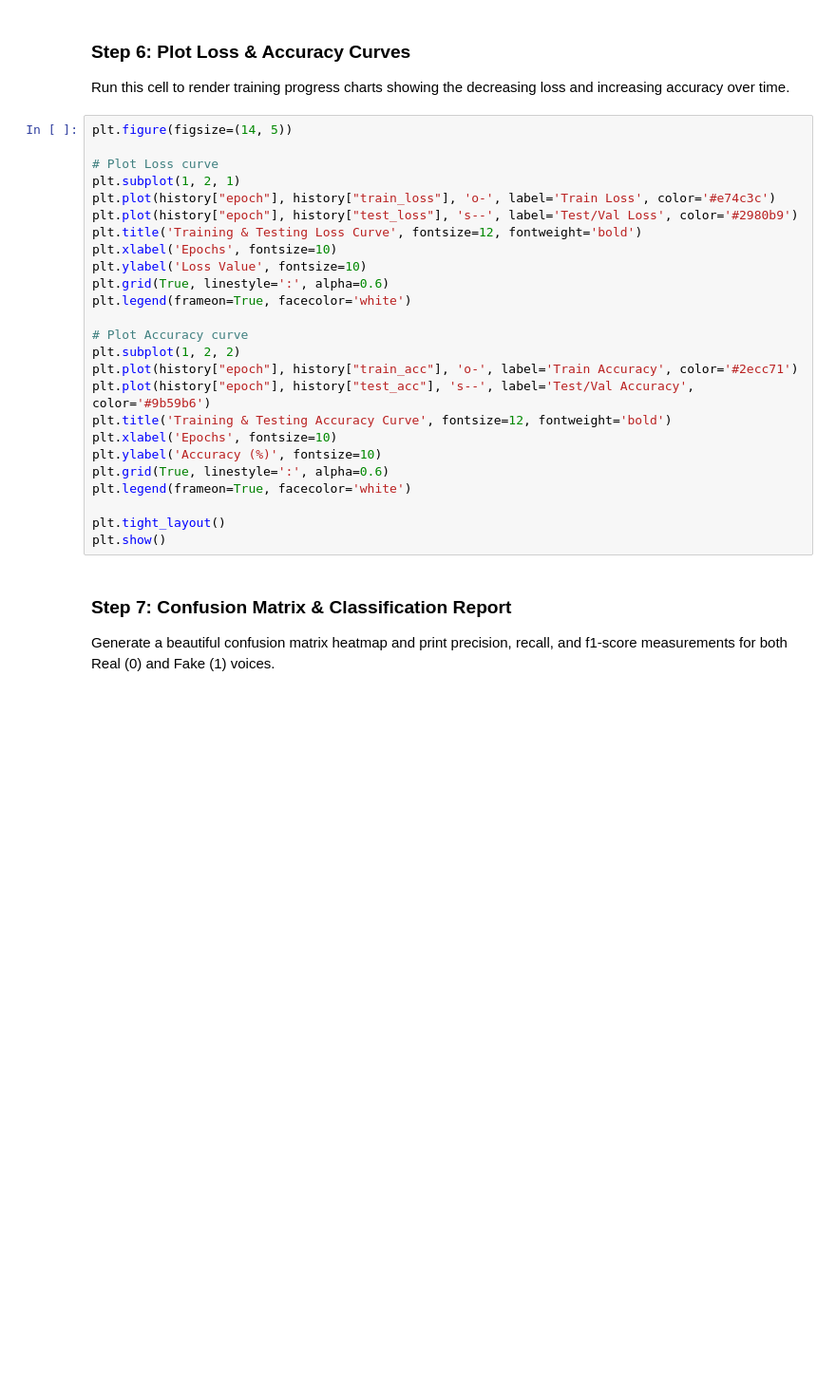
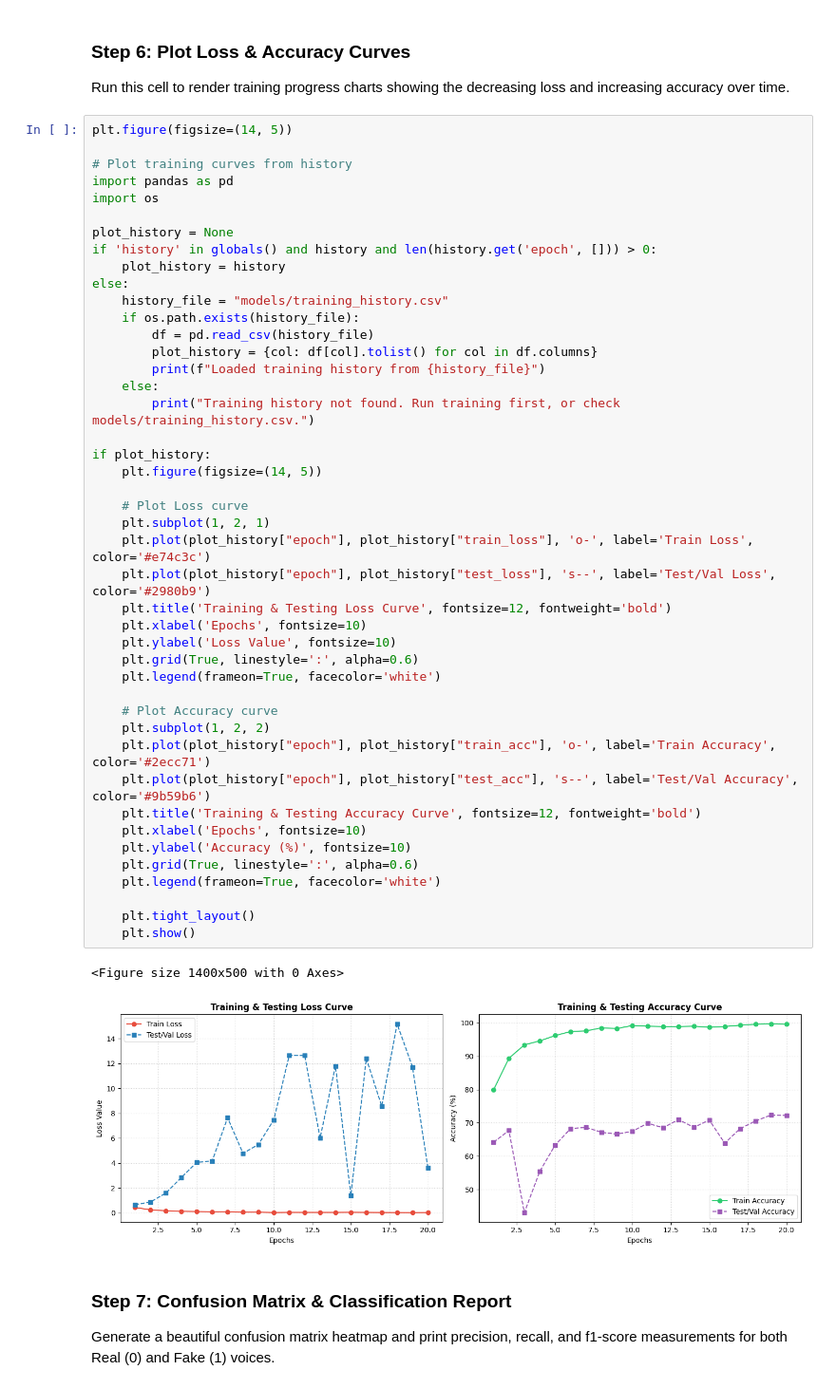
Before and after one commit to adityaraj-spec/UCO-HACKATHON, a Jupyter notebook: PhaseGuard_Layer1_Notebook.ipynb, the cells around one changed output. Shown at 95% size. Saved outputs shown, nothing was run; the diff lists cells and outputs as text; blank space fills up the shorter version.

Commit message:
Execute Jupyter notebook and save training history curves and metrics

```diff
--- a/PhaseGuard_Layer1_Notebook.ipynb
+++ b/PhaseGuard_Layer1_Notebook.ipynb
@@ -166,28 +181,50 @@ Run this cell to render training progress charts showing the decreasing loss and
 # %%
 plt.figure(figsize=(14, 5))
 
-# Plot Loss curve
-plt.subplot(1, 2, 1)
-plt.plot(history["epoch"], history["train_loss"], 'o-', label='Train Loss', color='#e74c3c')
-plt.plot(history["epoch"], history["test_loss"], 's--', label='Test/Val Loss', color='#2980b9')
-plt.title('Training & Testing Loss Curve', fontsize=12, fontweight='bold')
-plt.xlabel('Epochs', fontsize=10)
-plt.ylabel('Loss Value', fontsize=10)
-plt.grid(True, linestyle=':', alpha=0.6)
-plt.legend(frameon=True, facecolor='white')
+# Plot training curves from history
+import pandas as pd
+import os
 
-# Plot Accuracy curve
-plt.subplot(1, 2, 2)
-plt.plot(history["epoch"], history["train_acc"], 'o-', label='Train Accuracy', color='#2ecc71')
-plt.plot(history["epoch"], history["test_acc"], 's--', label='Test/Val Accuracy', color='#9b59b6')
-plt.title('Training & Testing Accuracy Curve', fontsize=12, fontweight='bold')
-plt.xlabel('Epochs', fontsize=10)
-plt.ylabel('Accuracy (%)', fontsize=10)
-plt.grid(True, linestyle=':', alpha=0.6)
-plt.legend(frameon=True, facecolor='white')
+plot_history = None
+if 'history' in globals() and history and len(history.get('epoch', [])) > 0:
+    plot_history = history
+else:
+    history_file = "models/training_history.csv"
+    if os.path.exists(history_file):
+        df = pd.read_csv(history_file)
+        plot_history = {col: df[col].tolist() for col in df.columns}
+        print(f"Loaded training history from {history_file}")
+    else:
+        print("Training history not found. Run training first, or check models/training_history.csv.")
 
-plt.tight_layout()
-plt.show()
+if plot_history:
+    plt.figure(figsize=(14, 5))
+
+    # Plot Loss curve
+    plt.subplot(1, 2, 1)
+    plt.plot(plot_history["epoch"], plot_history["train_loss"], 'o-', label='Train Loss', color='#e74c3c')
+    plt.plot(plot_history["epoch"], plot_history["test_loss"], 's--', label='Test/Val Loss', color='#2980b9')
+    plt.title('Training & Testing Loss Curve', fontsize=12, fontweight='bold')
+    plt.xlabel('Epochs', fontsize=10)
+    plt.ylabel('Loss Value', fontsize=10)
+    plt.grid(True, linestyle=':', alpha=0.6)
+    plt.legend(frameon=True, facecolor='white')
+
+    # Plot Accuracy curve
+    plt.subplot(1, 2, 2)
+    plt.plot(plot_history["epoch"], plot_history["train_acc"], 'o-', label='Train Accuracy', color='#2ecc71')
+    plt.plot(plot_history["epoch"], plot_history["test_acc"], 's--', label='Test/Val Accuracy', color='#9b59b6')
+    plt.title('Training & Testing Accuracy Curve', fontsize=12, fontweight='bold')
+    plt.xlabel('Epochs', fontsize=10)
+    plt.ylabel('Accuracy (%)', fontsize=10)
+    plt.grid(True, linestyle=':', alpha=0.6)
+    plt.legend(frameon=True, facecolor='white')
+
+    plt.tight_layout()
+    plt.show()
+# %% [output]
+<Figure size 1400x500 with 0 Axes>
+[figure, added]
 # %% [markdown]
 ### Step 7: Confusion Matrix & Classification Report
 Generate a beautiful confusion matrix heatmap and print precision, recall, and f1-score measurements for both Real (0) and Fake (1) voices.
```
Also changed, not shown: parts of 7 cells of this notebook, 1 other file.
